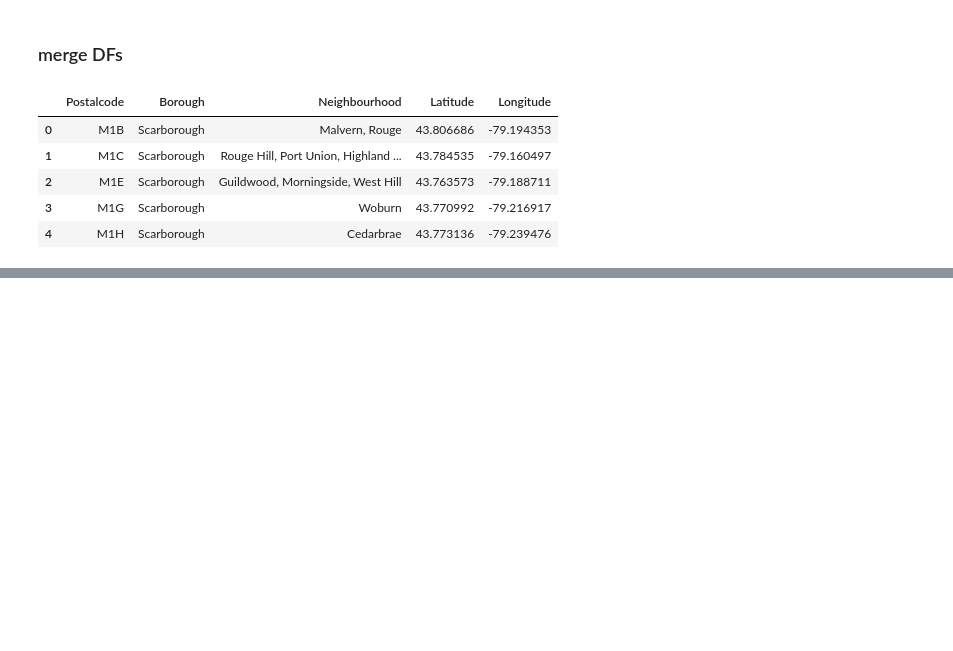
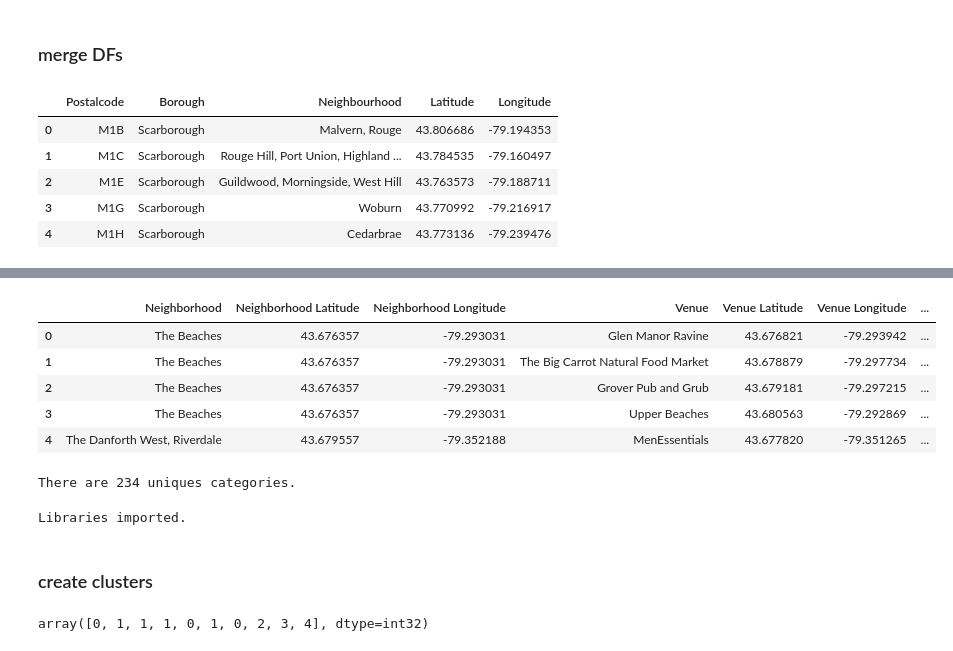
Before and after one commit to molnarpeti/Coursera_Capstone, a Jupyter notebook: Segmenting and clustering.ipynb, the cells around one changed output, grey strips where cells are left out. Drawn from its saved outputs; the diff is of its cells as text; code cells hidden in the pictures; blank space fills up the shorter version.

```diff
--- a/Segmenting and clustering.ipynb
+++ b/Segmenting and clustering.ipynb
@@ -212,0 +217,4 @@ df_data.head()
+# %%
+CLIENT_ID = 'H3DDRYLJNSHEQBHBWQU3BJ4BGLGJIDMV02NPDFVNHRL23DSL' # your Foursquare ID
+CLIENT_SECRET = 'IP11LRKVM5V4CKH5SNKN24QACCW2QNPSWYY4NEJC4JYT0NNB' # your Foursquare Secret
+VERSION = '20180604'
@@ -212,0 +223,3 @@ df_data.head()
+# %%
+toronto_borough=df_data[df_data['Borough'].str.contains("Toronto")]
+toronto_borough.head()
@@ -212,0 +235,4 @@ df_data.head()
+# %%
+tb_final = pd.DataFrame(data=toronto_borough)
+tb_final = tb_final.reset_index(drop=True)
+tb_final.head()
@@ -212,0 +291,5 @@ df_data.head()
+# %%
+venues = getNearbyVenues(names=tb_final['Neighbourhood'],
+                                   latitudes=tb_final['Latitude'],
+                                   longitudes=tb_final['Longitude']
+                                  )
@@ -212,0 +314,9 @@ df_data.head()
+# %%
+venues.head()
+# %% [output]
+|  | Neighborhood | Neighborhood Latitude | Neighborhood Longitude | Venue | Venue Latitude | Venue Longitude | ... |
+| 0 | The Beaches | 43.676357 | -79.293031 | Glen Manor Ravine | 43.676821 | -79.293942 | ... |
+| 1 | The Beaches | 43.676357 | -79.293031 | The Big Carrot Natural Food Market | 43.678879 | -79.297734 | ... |
+| 2 | The Beaches | 43.676357 | -79.293031 | Grover Pub and Grub | 43.679181 | -79.297215 | ... |
+| 3 | The Beaches | 43.676357 | -79.293031 | Upper Beaches | 43.680563 | -79.292869 | ... |
+| 4 | The Danforth West, Riverdale | 43.679557 | -79.352188 | MenEssentials | 43.677820 | -79.351265 | ... |
@@ -212,0 +325,25 @@ df_data.head()
+# %%
+print('There are {} uniques categories.'.format(len(venues['Venue Category'].unique())))
+# %% [output]
+There are 234 uniques categories.
+# %%
+
+from sklearn.datasets.samples_generator import make_blobs
+
+print('Libraries imported.')
+# %% [output]
+Libraries imported.
+# %% [markdown]
+### create clusters
+# %%
+# set number of clusters
+kclusters = 5
+
+
+# run k-means clustering
+kmeans = KMeans(n_clusters=kclusters, random_state=0).fit(venues_grouped)
+
+# check cluster labels generated for each row in the dataframe
+kmeans.labels_[0:10]
+# %% [output]
+array([0, 1, 1, 1, 0, 1, 0, 2, 3, 4], dtype=int32)
```
Also changed, not shown: parts of 10 cells of this notebook.
